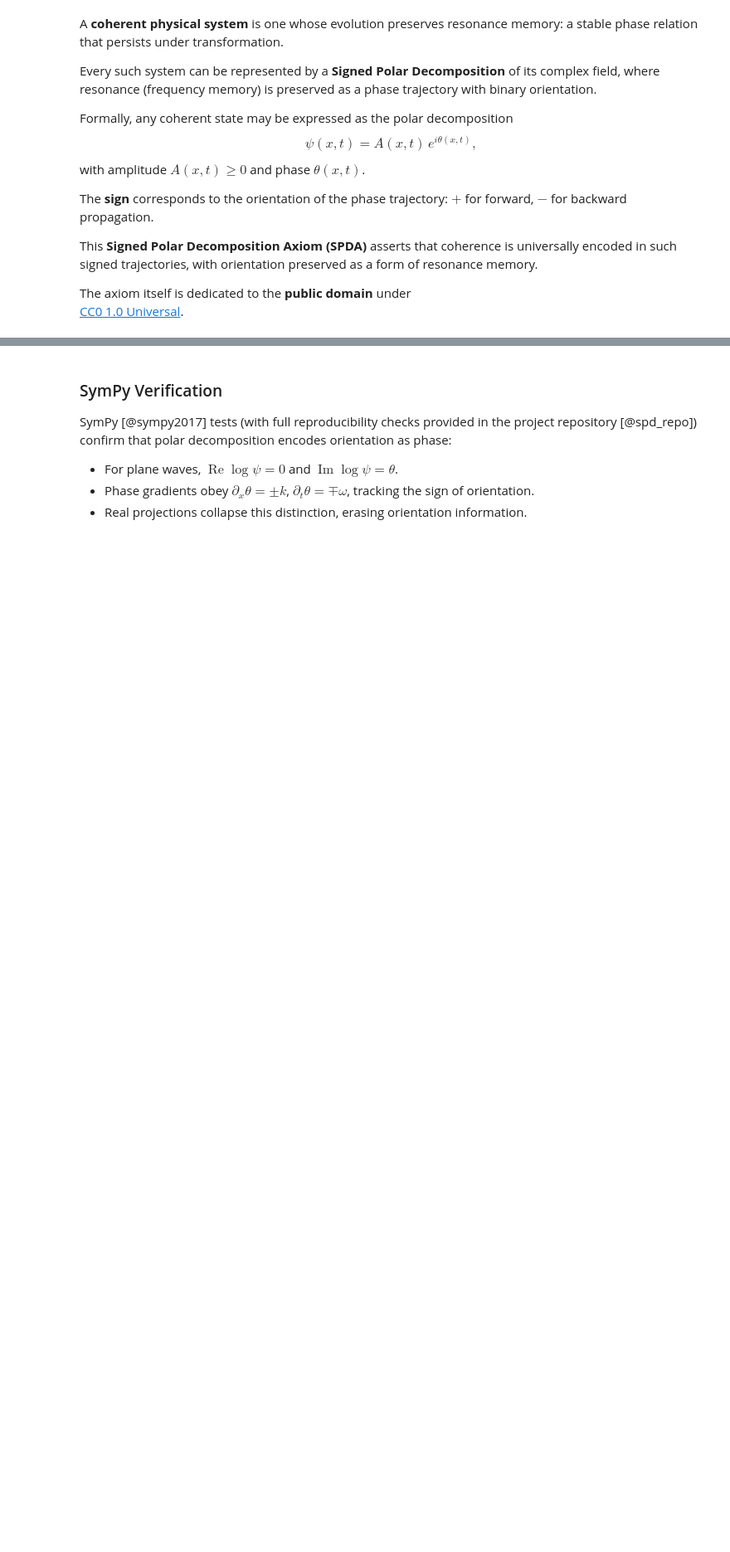
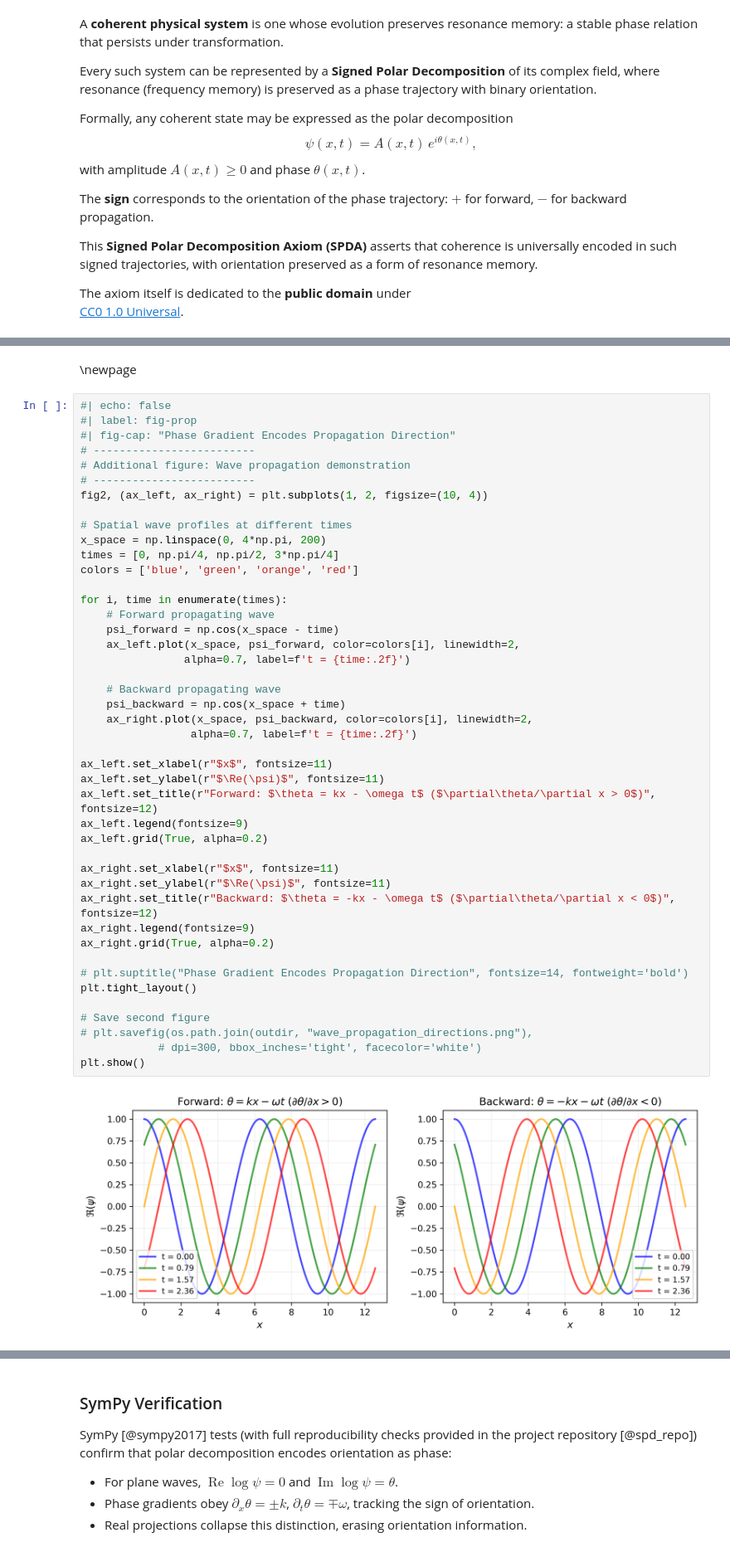
Before and after one commit to sontric/signed-polar-decomposition, a Jupyter notebook: PAPER.ipynb, the cells around one changed output, grey strips where cells are left out. Shown at 83% size. Cells and saved outputs as stored; diff of their text form; blank space fills up the shorter version.

```diff
--- a/PAPER.ipynb
+++ b/PAPER.ipynb
@@ -185,0 +257,48 @@ plt.show()
+# %% [markdown]
+\newpage
+# %%
+#| echo: false
+#| label: fig-prop
+#| fig-cap: "Phase Gradient Encodes Propagation Direction"
+# -------------------------
+# Additional figure: Wave propagation demonstration
+# -------------------------
+fig2, (ax_left, ax_right) = plt.subplots(1, 2, figsize=(10, 4))
+
+# Spatial wave profiles at different times
+x_space = np.linspace(0, 4*np.pi, 200)
+times = [0, np.pi/4, np.pi/2, 3*np.pi/4]
+colors = ['blue', 'green', 'orange', 'red']
+
+for i, time in enumerate(times):
+    # Forward propagating wave
+    psi_forward = np.cos(x_space - time)
+    ax_left.plot(x_space, psi_forward, color=colors[i], linewidth=2,
+                alpha=0.7, label=f't = {time:.2f}')
+
+    # Backward propagating wave
+    psi_backward = np.cos(x_space + time)
+    ax_right.plot(x_space, psi_backward, color=colors[i], linewidth=2,
+                 alpha=0.7, label=f't = {time:.2f}')
+
+ax_left.set_xlabel(r"$x$", fontsize=11)
+ax_left.set_ylabel(r"$\Re(\psi)$", fontsize=11)
+ax_left.set_title(r"Forward: $\theta = kx - \omega t$ ($\partial\theta/\partial x > 0$)", fontsize=12)
+ax_left.legend(fontsize=9)
+ax_left.grid(True, alpha=0.2)
+
+ax_right.set_xlabel(r"$x$", fontsize=11)
+ax_right.set_ylabel(r"$\Re(\psi)$", fontsize=11)
+ax_right.set_title(r"Backward: $\theta = -kx - \omega t$ ($\partial\theta/\partial x < 0$)", fontsize=12)
+ax_right.legend(fontsize=9)
+ax_right.grid(True, alpha=0.2)
+
+# plt.suptitle("Phase Gradient Encodes Propagation Direction", fontsize=14, fontweight='bold')
+plt.tight_layout()
+
+# Save second figure
+# plt.savefig(os.path.join(outdir, "wave_propagation_directions.png"),
+            # dpi=300, bbox_inches='tight', facecolor='white')
+plt.show()
+# %% [output]
+[figure, added]
```
Also changed, not shown: parts of 13 cells of this notebook.
